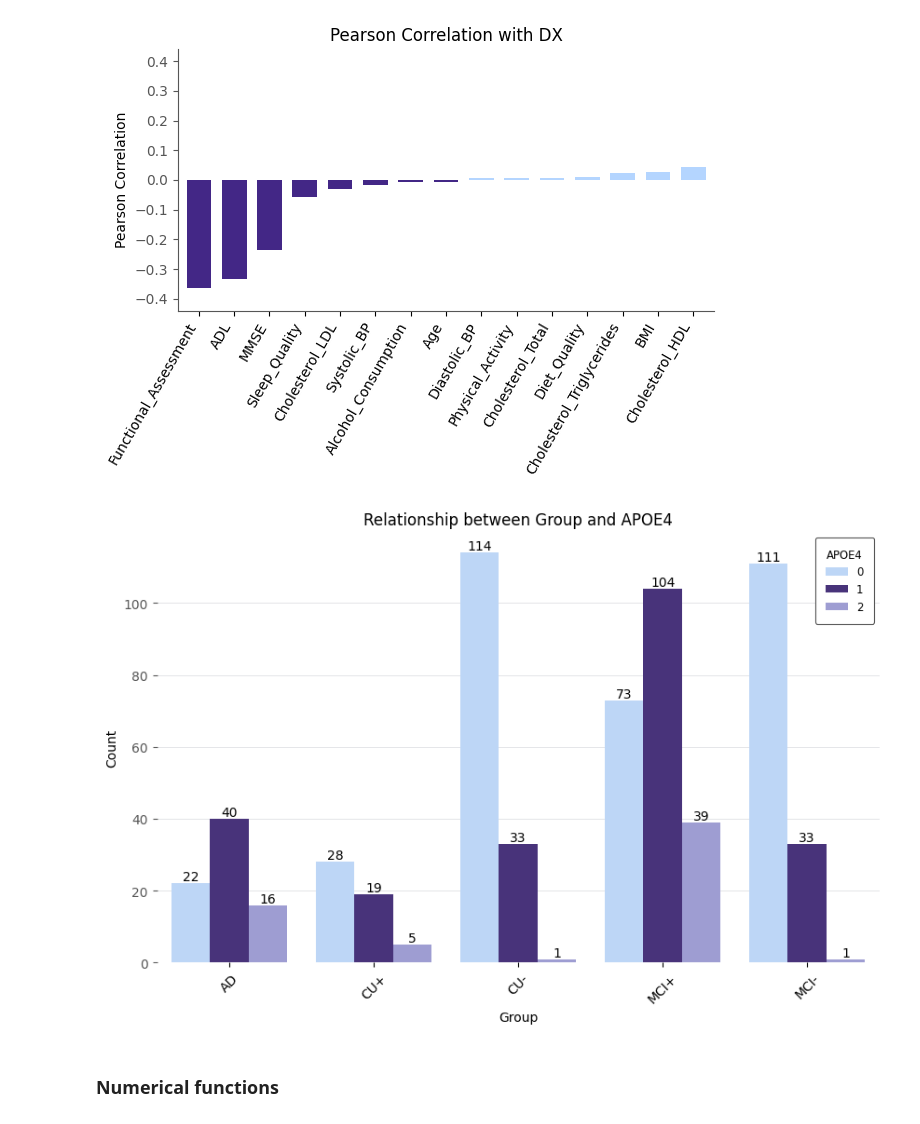
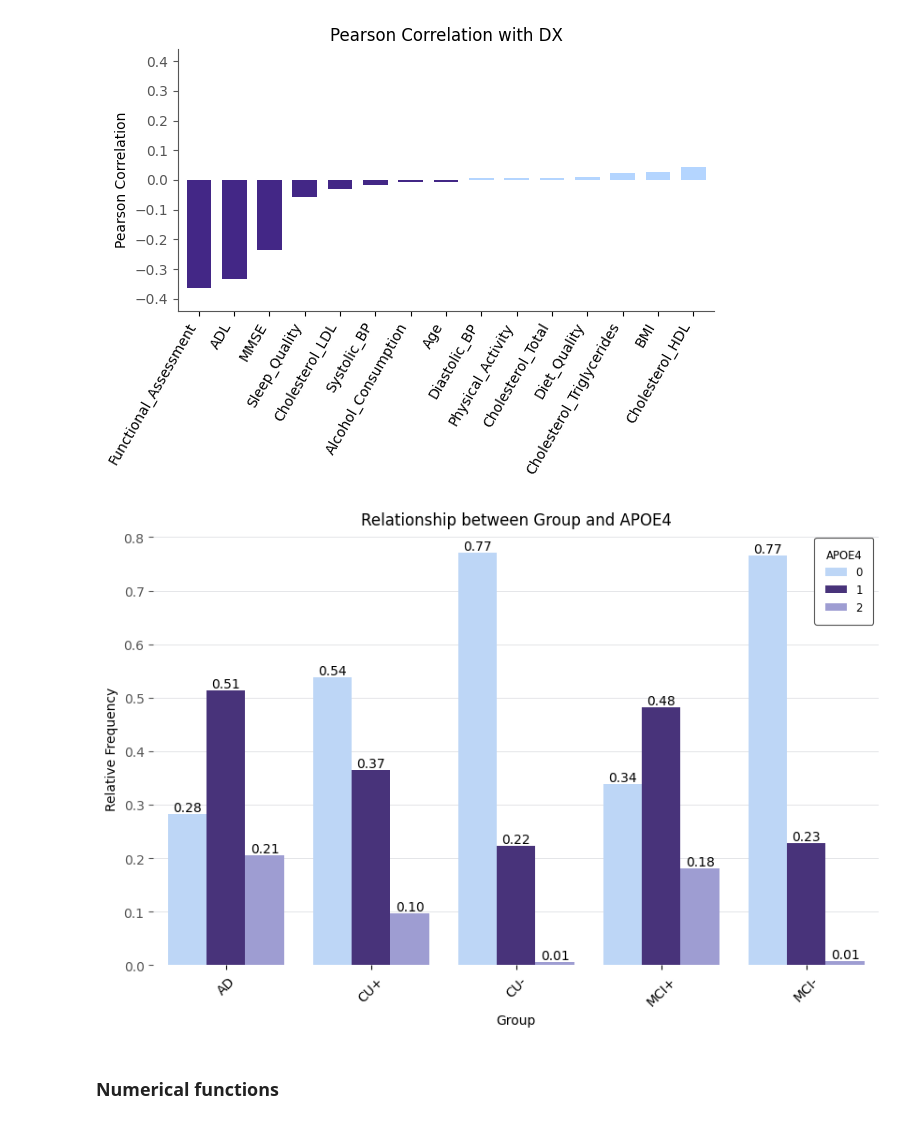
Before and after one commit to mardelmir/EDA_Project, a Jupyter notebook: functions.ipynb, the cells around one changed output. Saved outputs shown, nothing was run; the diff lists cells and outputs as text; code cells hidden in the pictures.

```diff
--- a/functions.ipynb
+++ b/functions.ipynb
@@ -817,9 +709,9 @@ def plot_categorical_relationship(df, cat_col1, cat_col2, *, relative = False, s
         # plt.tight_layout()
         plt.show()
 # %%
-plot_categorical_relationship(df_adni, 'Group', 'APOE4', relative=False, show_values = True,palette = palette)
+plot_categorical_relationship(df_adni, 'Group', 'APOE4', relative=True, show_values = True,palette = palette)
 # %% [output]
-[figure, old version]
+[figure, new version]
 # %% [markdown]
 ### Numerical functions
 # %%
```
Also changed, not shown: parts of 7 cells of this notebook, 6 other files.
